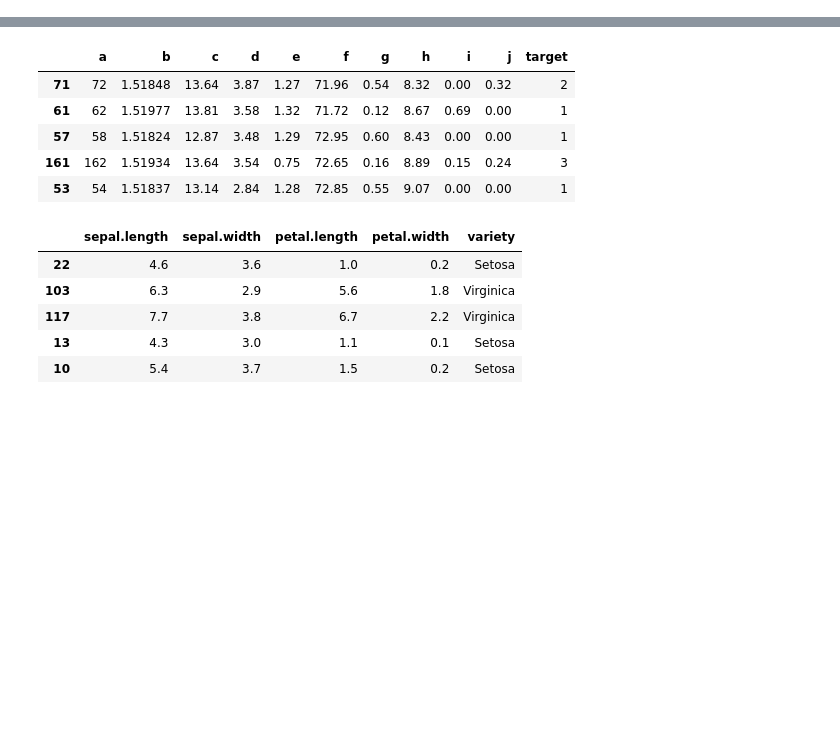
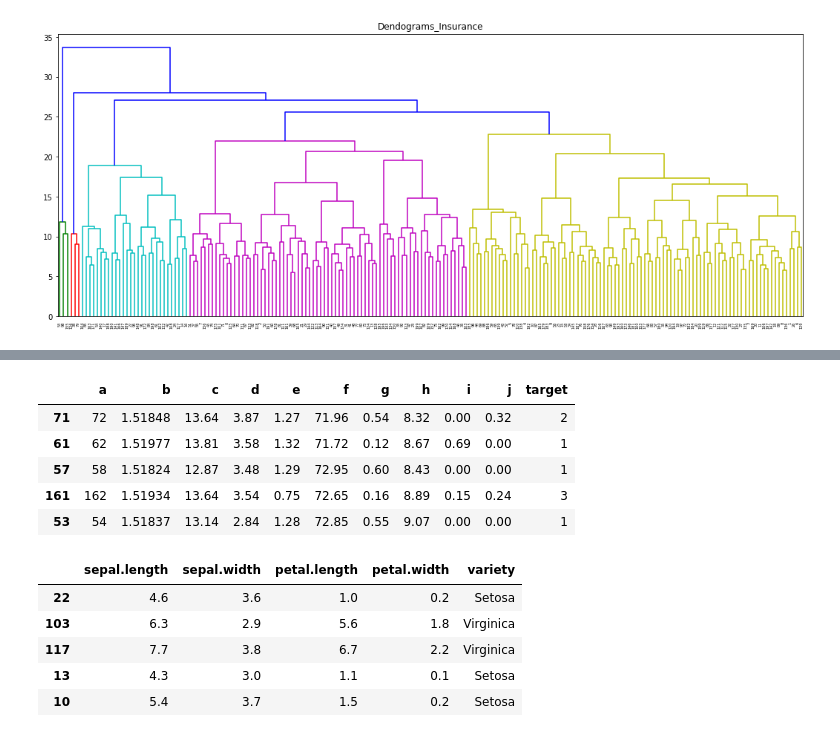
Before and after one commit to JuniorClementino/Algoritmos-de-Aprendizado-de-Maquina, a Jupyter notebook: Iris_Glass/all_models_clustering.ipynb, the cells around one changed output, grey strips where cells are left out. Cells and saved outputs as stored; diff of their text form; code cells hidden in the pictures; blank space fills up the shorter version.

Commit message:
pushing driver insurance clustering

```diff
--- a/Iris_Glass/all_models_clustering.ipynb
+++ b/Iris_Glass/all_models_clustering.ipynb
@@ -15,9 +15,11 @@ pd.options.display.max_colwidth = 150
 
 data_iris = pd.read_csv("iris.csv")
 data_glass = pd.read_csv("glass.data")
+data_ins = pd.read_csv("train.csv")
 
 print('Iris:', np.shape(data_iris))
 print('Glass:', np.shape(data_glass))
+print('Driver Insurance:', np.shape(data_ins))
 # %% [output]
 Iris: (150, 5)
 Glass: (214, 11)
@@ -23,0 +27,3 @@ Glass: (214, 11)
+# %%
+data_ins = shuffle(data_ins)
+data_ins.head()
@@ -23,0 +38,6 @@ Glass: (214, 11)
+# %%
+# Normalizing the Glass dataset: standardize features by removing the mean and scaling to unit variance
+scaler = StandardScaler()
+scaler.fit(data_ins)
+data_ins[:] = scaler.transform(data_ins)
+data_ins.head()
@@ -23,0 +52,6 @@ Glass: (214, 11)
+# %%
+plt.figure(figsize=(18, 7))
+plt.title("Dendograms_Insurance")
+dend = shc.dendrogram(shc.linkage(data_ins.iloc[:200,1:], method='ward'))
+# %% [output]
+[figure, added]
```
Also changed, not shown: parts of 5 cells of this notebook, 3 other files.
